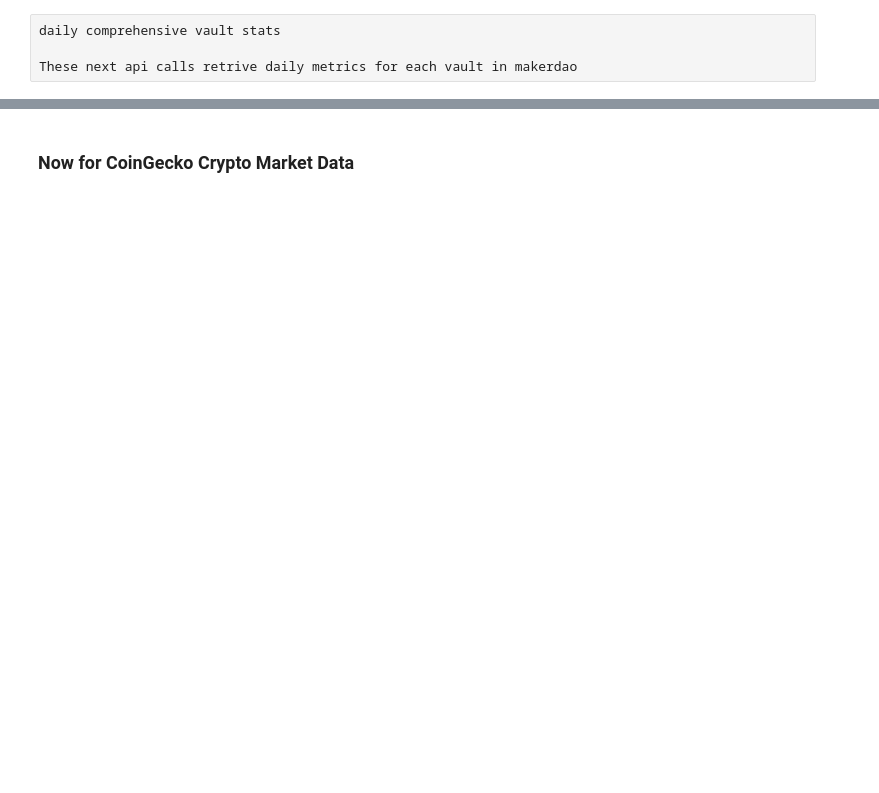
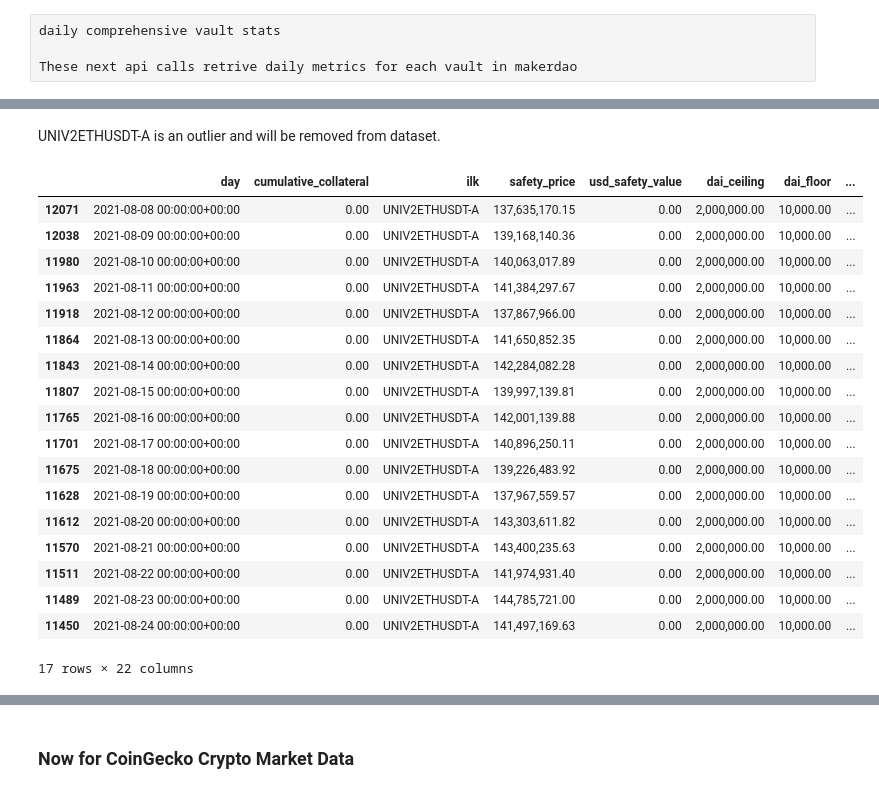
Before and after one commit to BrandynHamilton/mkrdao_port_mgmt, a Jupyter notebook: notebooks/exploratory.ipynb, the cells around one changed output, grey strips where cells are left out. Cells and saved outputs as stored; diff of their text form; code cells hidden in the pictures; blank space fills up the shorter version.

```diff
--- a/notebooks/exploratory.ipynb
+++ b/notebooks/exploratory.ipynb
@@ -716,0 +903,2 @@ comprehensive_vault_stats['status'] = comprehensive_vault_stats.apply(vault_stat
+# %%
+comprehensive_vault_stats['status'] = comprehensive_vault_stats.apply(determine_status, axis=1)
@@ -716,0 +915,11 @@ comprehensive_vault_stats['status'] = comprehensive_vault_stats.apply(vault_stat
+# %%
+comprehensive_vault_stats['market_collateral_ratio'] = np.where(comprehensive_vault_stats['status']=='Open',((comprehensive_vault_stats['usd_safety_value'] *comprehensive_vault_stats['liquidation_ratio']) / comprehensive_vault_stats['debt_balance']), np.nan)
+comprehensive_vault_stats['market_collateral_ratio'] = np.where(comprehensive_vault_stats['debt_balance']==0,0, comprehensive_vault_stats['market_collateral_ratio'])
+
+comprehensive_vault_stats['safety_collateral_ratio'] = np.where(comprehensive_vault_stats['status']=='Open',comprehensive_vault_stats['safety_collateral_ratio'], np.nan)
+comprehensive_vault_stats['safety_collateral_ratio'] = np.where(comprehensive_vault_stats['status'] == 'Closed', 0, comprehensive_vault_stats['safety_collateral_ratio'])
+comprehensive_vault_stats['safety_collateral_ratio'] = np.where(comprehensive_vault_stats['debt_balance'] <= 0, 0, comprehensive_vault_stats['safety_collateral_ratio'])
+comprehensive_vault_stats[['annualized_revenues', 'dart']] = np.where(comprehensive_vault_stats[['annualized_revenues', 'dart']] <= 0, 0, comprehensive_vault_stats[['annualized_revenues', 'dart']])
+
+comprehensive_vault_stats['collateral_usd'] = comprehensive_vault_stats['usd_safety_value'] * comprehensive_vault_stats['liquidation_ratio']
+comprehensive_vault_stats['hypothetical_dai_ceiling'] = comprehensive_vault_stats['collateral_usd']* (comprehensive_vault_stats['liquidation_ratio'] / 2)
@@ -716,0 +928,45 @@ comprehensive_vault_stats['status'] = comprehensive_vault_stats.apply(vault_stat
+# %%
+def clean_small_values(value, threshold=1e-8):
+    """
+    Set small negative and positive values within a specified threshold to zero.
+
+    Parameters:
+    - value: The value to be cleaned.
+    - threshold: Values within +/- this threshold will be set to zero.
+
+    Returns:
+    - The cleaned value.
+    """
+    if -threshold < value < threshold:
+        return 0.0
+    else:
+        return value
+
+# Apply this function to the entire DataFrame
+comprehensive_vault_stats[['cumulative_collateral','usd_safety_value','collateral_usd','hypothetical_dai_ceiling','debt_balance']] = comprehensive_vault_stats[['cumulative_collateral','usd_safety_value','collateral_usd','hypothetical_dai_ceiling','debt_balance']].applymap(lambda x: clean_small_values(x))
+# %%
+comprehensive_vault_stats = comprehensive_vault_stats[comprehensive_vault_stats['ilk'] != 'SAI']
+# %% [markdown]
+UNIV2ETHUSDT-A is an outlier and will be removed from dataset.
+# %%
+comprehensive_vault_stats[comprehensive_vault_stats['safety_collateral_ratio'] < 0 ]
+# %% [output]
+|  | day | cumulative_collateral | ilk | safety_price | usd_safety_value | dai_ceiling | dai_floor | ... |
+| 12071 | 2021-08-08 00:00:00+00:00 | 0.00 | UNIV2ETHUSDT-A | 137,635,170.15 | 0.00 | 2,000,000.00 | 10,000.00 | ... |
+| 12038 | 2021-08-09 00:00:00+00:00 | 0.00 | UNIV2ETHUSDT-A | 139,168,140.36 | 0.00 | 2,000,000.00 | 10,000.00 | ... |
+| 11980 | 2021-08-10 00:00:00+00:00 | 0.00 | UNIV2ETHUSDT-A | 140,063,017.89 | 0.00 | 2,000,000.00 | 10,000.00 | ... |
+| 11963 | 2021-08-11 00:00:00+00:00 | 0.00 | UNIV2ETHUSDT-A | 141,384,297.67 | 0.00 | 2,000,000.00 | 10,000.00 | ... |
+| 11918 | 2021-08-12 00:00:00+00:00 | 0.00 | UNIV2ETHUSDT-A | 137,867,966.00 | 0.00 | 2,000,000.00 | 10,000.00 | ... |
+| 11864 | 2021-08-13 00:00:00+00:00 | 0.00 | UNIV2ETHUSDT-A | 141,650,852.35 | 0.00 | 2,000,000.00 | 10,000.00 | ... |
+| 11843 | 2021-08-14 00:00:00+00:00 | 0.00 | UNIV2ETHUSDT-A | 142,284,082.28 | 0.00 | 2,000,000.00 | 10,000.00 | ... |
+| 11807 | 2021-08-15 00:00:00+00:00 | 0.00 | UNIV2ETHUSDT-A | 139,997,139.81 | 0.00 | 2,000,000.00 | 10,000.00 | ... |
+| 11765 | 2021-08-16 00:00:00+00:00 | 0.00 | UNIV2ETHUSDT-A | 142,001,139.88 | 0.00 | 2,000,000.00 | 10,000.00 | ... |
+| 11701 | 2021-08-17 00:00:00+00:00 | 0.00 | UNIV2ETHUSDT-A | 140,896,250.11 | 0.00 | 2,000,000.00 | 10,000.00 | ... |
+| 11675 | 2021-08-18 00:00:00+00:00 | 0.00 | UNIV2ETHUSDT-A | 139,226,483.92 | 0.00 | 2,000,000.00 | 10,000.00 | ... |
+| 11628 | 2021-08-19 00:00:00+00:00 | 0.00 | UNIV2ETHUSDT-A | 137,967,559.57 | 0.00 | 2,000,000.00 | 10,000.00 | ... |
+| 11612 | 2021-08-20 00:00:00+00:00 | 0.00 | UNIV2ETHUSDT-A | 143,303,611.82 | 0.00 | 2,000,000.00 | 10,000.00 | ... |
+| 11570 | 2021-08-21 00:00:00+00:00 | 0.00 | UNIV2ETHUSDT-A | 143,400,235.63 | 0.00 | 2,000,000.00 | 10,000.00 | ... |
+| 11511 | 2021-08-22 00:00:00+00:00 | 0.00 | UNIV2ETHUSDT-A | 141,974,931.40 | 0.00 | 2,000,000.00 | 10,000.00 | ... |
+| 11489 | 2021-08-23 00:00:00+00:00 | 0.00 | UNIV2ETHUSDT-A | 144,785,721.00 | 0.00 | 2,000,000.00 | 10,000.00 | ... |
+| 11450 | 2021-08-24 00:00:00+00:00 | 0.00 | UNIV2ETHUSDT-A | 141,497,169.63 | 0.00 | 2,000,000.00 | 10,000.00 | ... |
+17 rows × 22 columns
```
Also changed, not shown: parts of 196 cells of this notebook, 2 other files.
